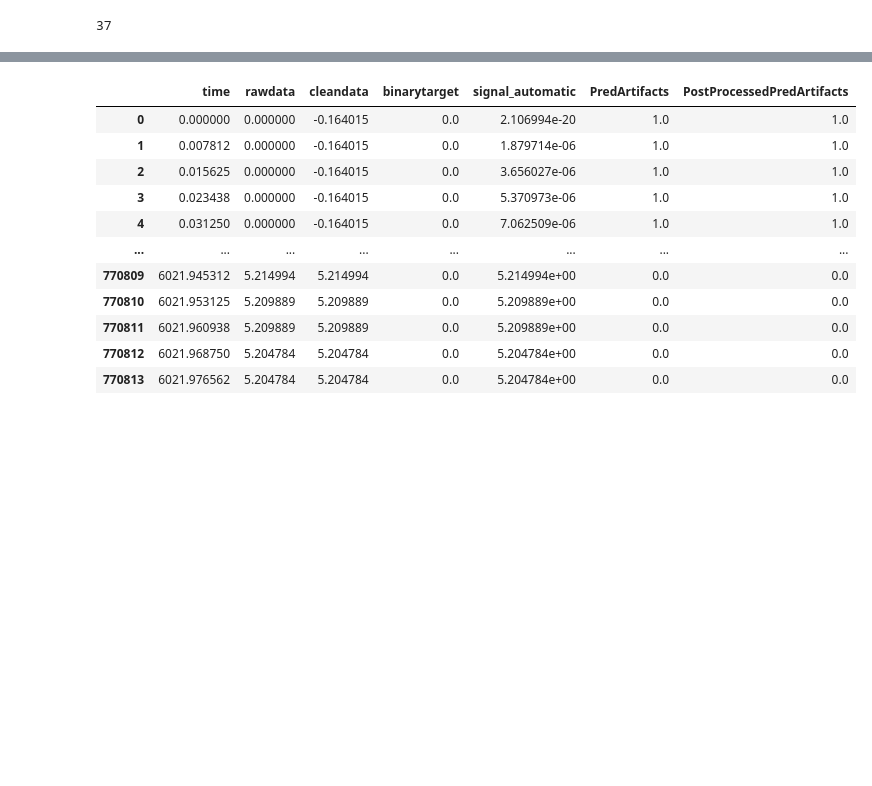
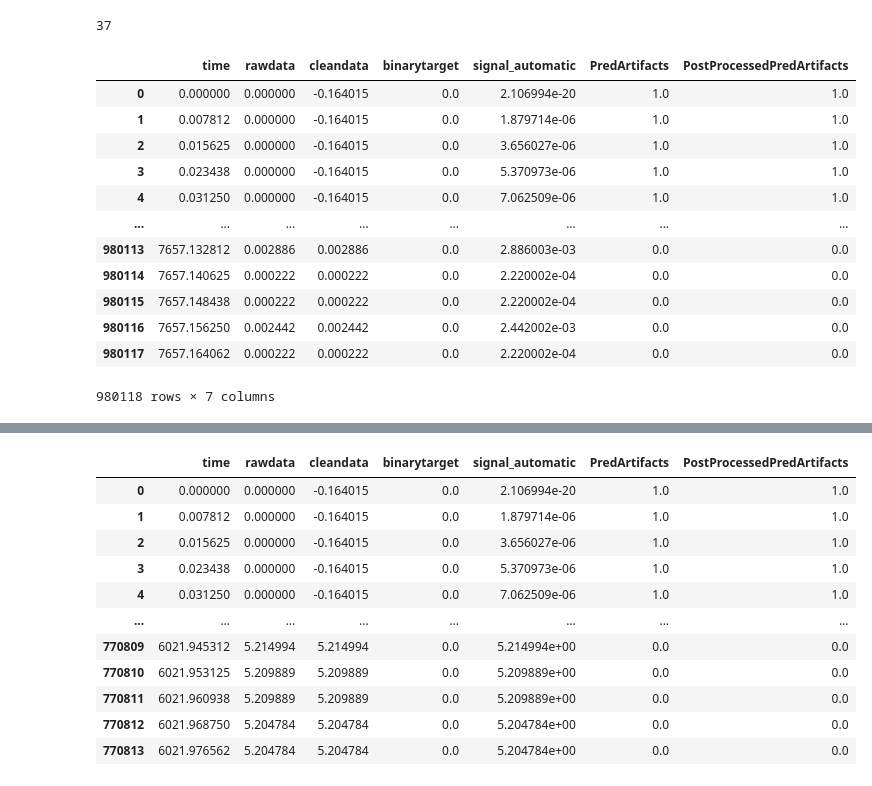
Before and after one commit to 08Aristodemus24/thesis-writing-1, a Jupyter notebook: server-side/modelling/experiementation.ipynb, the cells around one changed output, grey strips where cells are left out. Saved outputs shown, nothing was run; the diff lists cells and outputs as text; code cells hidden in the pictures; blank space fills up the shorter version.

```diff
--- a/server-side/modelling/experiementation.ipynb
+++ b/server-side/modelling/experiementation.ipynb
@@ -666,3 +666,20 @@ Freq: 125ms, dtype: float64
 len(test_data_resampled.mean())
 # %% [output]
 37
+# %%
+pqbqpr_eda_df = pd.read_csv('./data/Electrodermal Activity artifact correction BEnchmark (EDABE)/Test/pqbqpr_expert2.csv', sep=';')
+pqbqpr_eda_df
+# %% [output]
+|  | time | rawdata | cleandata | binarytarget | signal_automatic | PredArtifacts | PostProcessedPredArtifacts |
+| 0 | 0.000000 | 0.000000 | -0.164015 | 0.0 | 2.106994e-20 | 1.0 | 1.0 |
+| 1 | 0.007812 | 0.000000 | -0.164015 | 0.0 | 1.879714e-06 | 1.0 | 1.0 |
+| 2 | 0.015625 | 0.000000 | -0.164015 | 0.0 | 3.656027e-06 | 1.0 | 1.0 |
+| 3 | 0.023438 | 0.000000 | -0.164015 | 0.0 | 5.370973e-06 | 1.0 | 1.0 |
+| 4 | 0.031250 | 0.000000 | -0.164015 | 0.0 | 7.062509e-06 | 1.0 | 1.0 |
+| ... | ... | ... | ... | ... | ... | ... | ... |
+| 980113 | 7657.132812 | 0.002886 | 0.002886 | 0.0 | 2.886003e-03 | 0.0 | 0.0 |
+| 980114 | 7657.140625 | 0.000222 | 0.000222 | 0.0 | 2.220002e-04 | 0.0 | 0.0 |
+| 980115 | 7657.148438 | 0.000222 | 0.000222 | 0.0 | 2.220002e-04 | 0.0 | 0.0 |
+| 980116 | 7657.156250 | 0.002442 | 0.002442 | 0.0 | 2.442002e-03 | 0.0 | 0.0 |
+| 980117 | 7657.164062 | 0.000222 | 0.000222 | 0.0 | 2.220002e-04 | 0.0 | 0.0 |
+980118 rows × 7 columns
```
Also changed, not shown: parts of 9 cells of this notebook, 3 other files.
